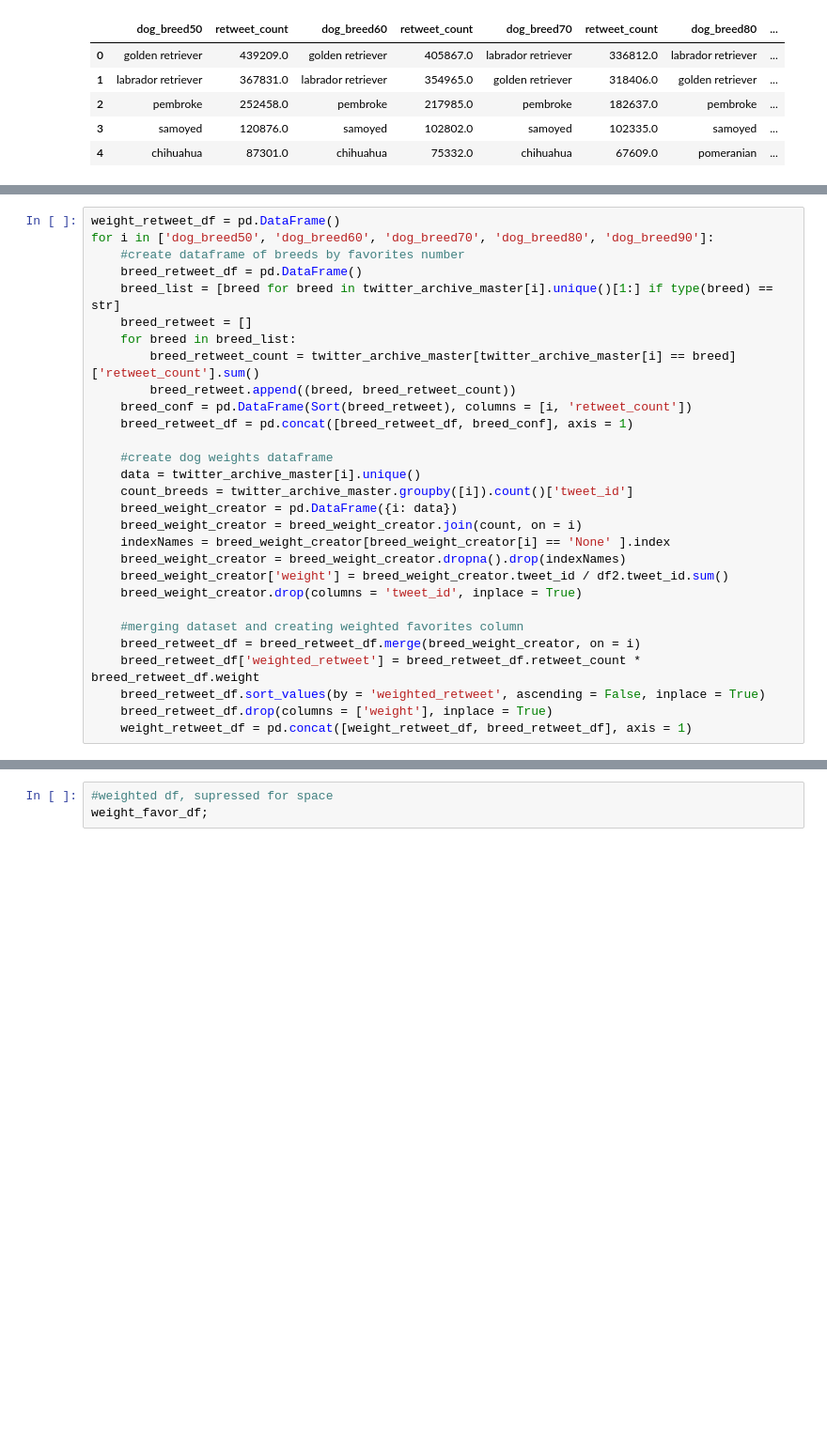
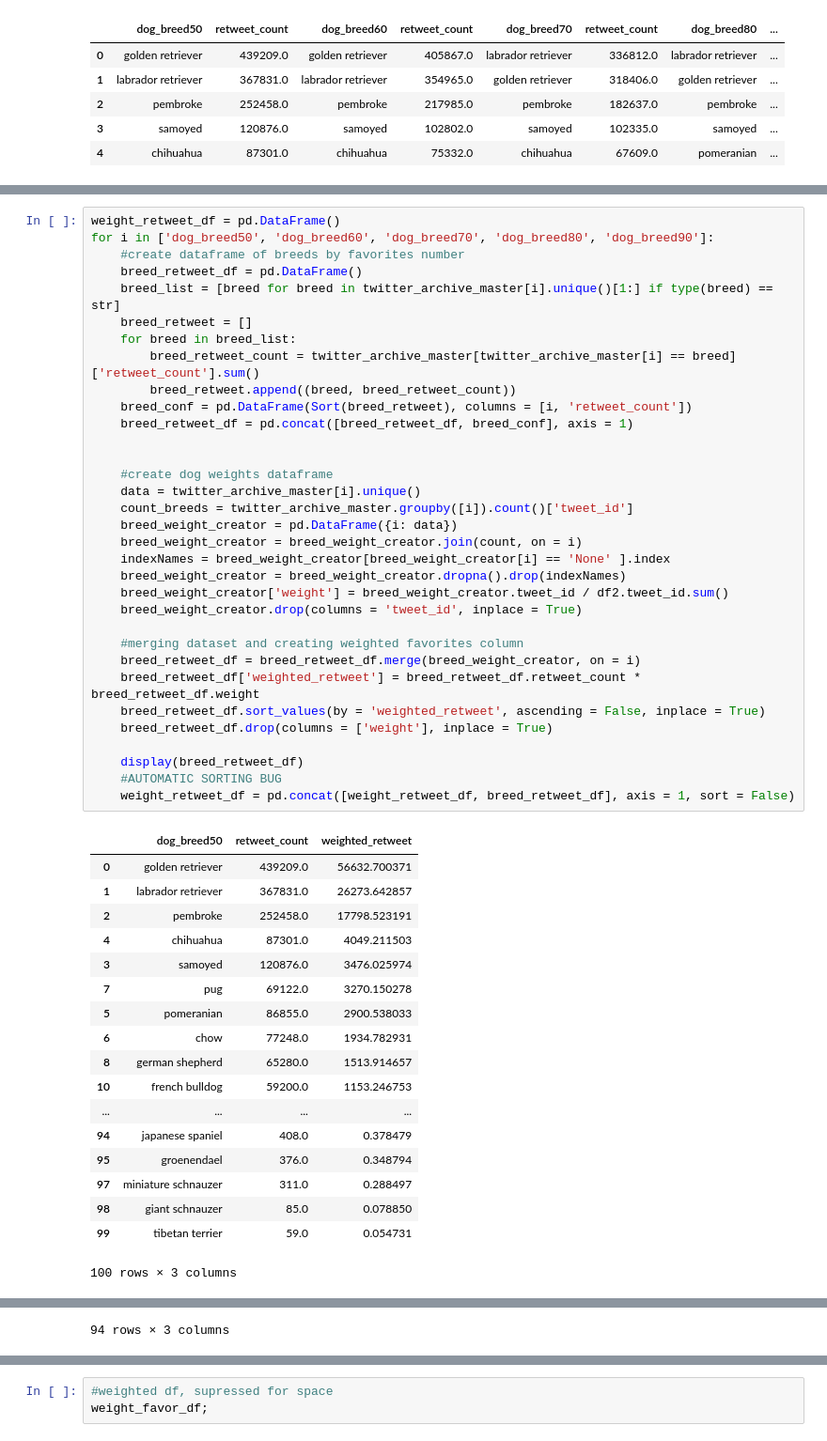
Before and after one commit to jmlam/Ud-Data-Wrangle, a Jupyter notebook: WeRateDogs/wrangle_act.ipynb, the cells around one changed output, grey strips where cells are left out. Shown at 94% size. Drawn from its saved outputs; the diff is of its cells as text; blank space fills up the shorter version.

```diff
--- a/WeRateDogs/wrangle_act.ipynb
+++ b/WeRateDogs/wrangle_act.ipynb
@@ -1263,29 +1358,52 @@ for i in ['dog_breed50', 'dog_breed60', 'dog_breed70', 'dog_breed80', 'dog_breed
 # %%
 weight_retweet_df = pd.DataFrame()
 for i in ['dog_breed50', 'dog_breed60', 'dog_breed70', 'dog_breed80', 'dog_breed90']:
     #create dataframe of breeds by favorites number
     breed_retweet_df = pd.DataFrame()
     breed_list = [breed for breed in twitter_archive_master[i].unique()[1:] if type(breed) == str]
     breed_retweet = []
     for breed in breed_list:
         breed_retweet_count = twitter_archive_master[twitter_archive_master[i] == breed]['retweet_count'].sum()
         breed_retweet.append((breed, breed_retweet_count))
     breed_conf = pd.DataFrame(Sort(breed_retweet), columns = [i, 'retweet_count'])
     breed_retweet_df = pd.concat([breed_retweet_df, breed_conf], axis = 1)
+
 
     #create dog weights dataframe
     data = twitter_archive_master[i].unique()
     count_breeds = twitter_archive_master.groupby([i]).count()['tweet_id']
     breed_weight_creator = pd.DataFrame({i: data})
     breed_weight_creator = breed_weight_creator.join(count, on = i)
     indexNames = breed_weight_creator[breed_weight_creator[i] == 'None' ].index
     breed_weight_creator = breed_weight_creator.dropna().drop(indexNames)
     breed_weight_creator['weight'] = breed_weight_creator.tweet_id / df2.tweet_id.sum()
     breed_weight_creator.drop(columns = 'tweet_id', inplace = True)
 
     #merging dataset and creating weighted favorites column
     breed_retweet_df = breed_retweet_df.merge(breed_weight_creator, on = i)
     breed_retweet_df['weighted_retweet'] = breed_retweet_df.retweet_count * breed_retweet_df.weight
     breed_retweet_df.sort_values(by = 'weighted_retweet', ascending = False, inplace = True)
     breed_retweet_df.drop(columns = ['weight'], inplace = True)
-    weight_retweet_df = pd.concat([weight_retweet_df, breed_retweet_df], axis = 1)
+
+    display(breed_retweet_df)
+    #AUTOMATIC SORTING BUG
+    weight_retweet_df = pd.concat([weight_retweet_df, breed_retweet_df], axis = 1, sort = False)
+# %% [output]
+|  | dog_breed50 | retweet_count | weighted_retweet |
+| 0 | golden retriever | 439209.0 | 56632.700371 |
+| 1 | labrador retriever | 367831.0 | 26273.642857 |
+| 2 | pembroke | 252458.0 | 17798.523191 |
+| 4 | chihuahua | 87301.0 | 4049.211503 |
+| 3 | samoyed | 120876.0 | 3476.025974 |
+| 7 | pug | 69122.0 | 3270.150278 |
+| 5 | pomeranian | 86855.0 | 2900.538033 |
+| 6 | chow | 77248.0 | 1934.782931 |
+| 8 | german shepherd | 65280.0 | 1513.914657 |
+| 10 | french bulldog | 59200.0 | 1153.246753 |
+| ... | ... | ... | ... |
+| 94 | japanese spaniel | 408.0 | 0.378479 |
+| 95 | groenendael | 376.0 | 0.348794 |
+| 97 | miniature schnauzer | 311.0 | 0.288497 |
+| 98 | giant schnauzer | 85.0 | 0.078850 |
+| 99 | tibetan terrier | 59.0 | 0.054731 |
+100 rows × 3 columns
@@ -1291,0 +1427 @@ for i in ['dog_breed50', 'dog_breed60', 'dog_breed70', 'dog_breed80', 'dog_breed
+94 rows × 3 columns
```
Also changed, not shown: parts of 11 cells of this notebook.
